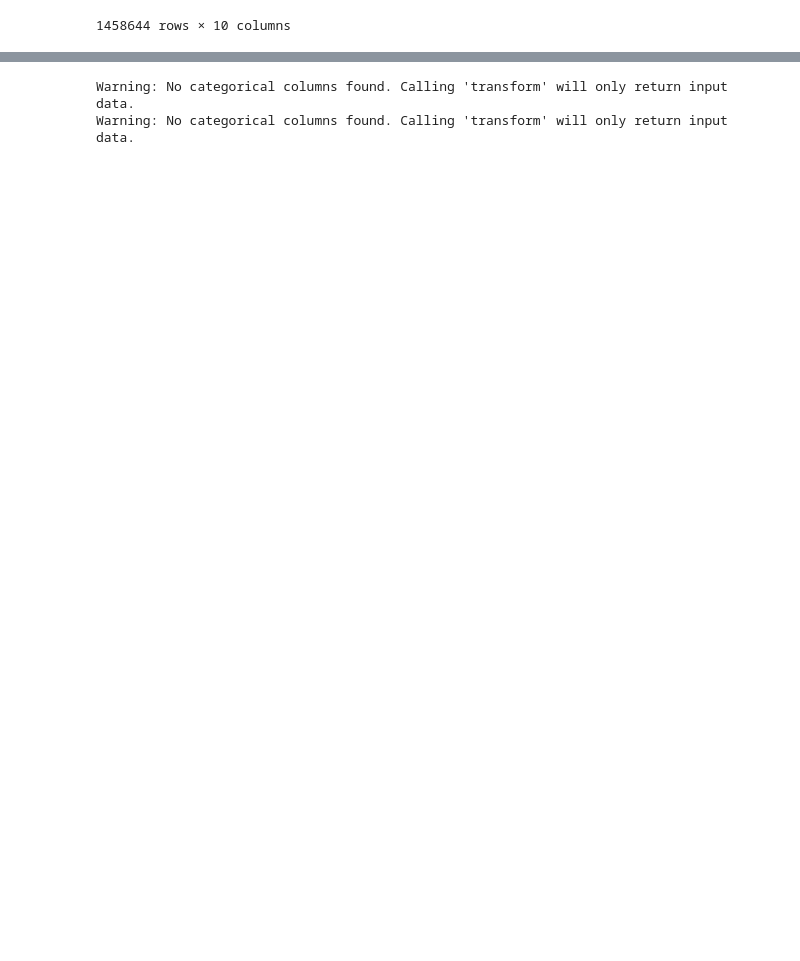
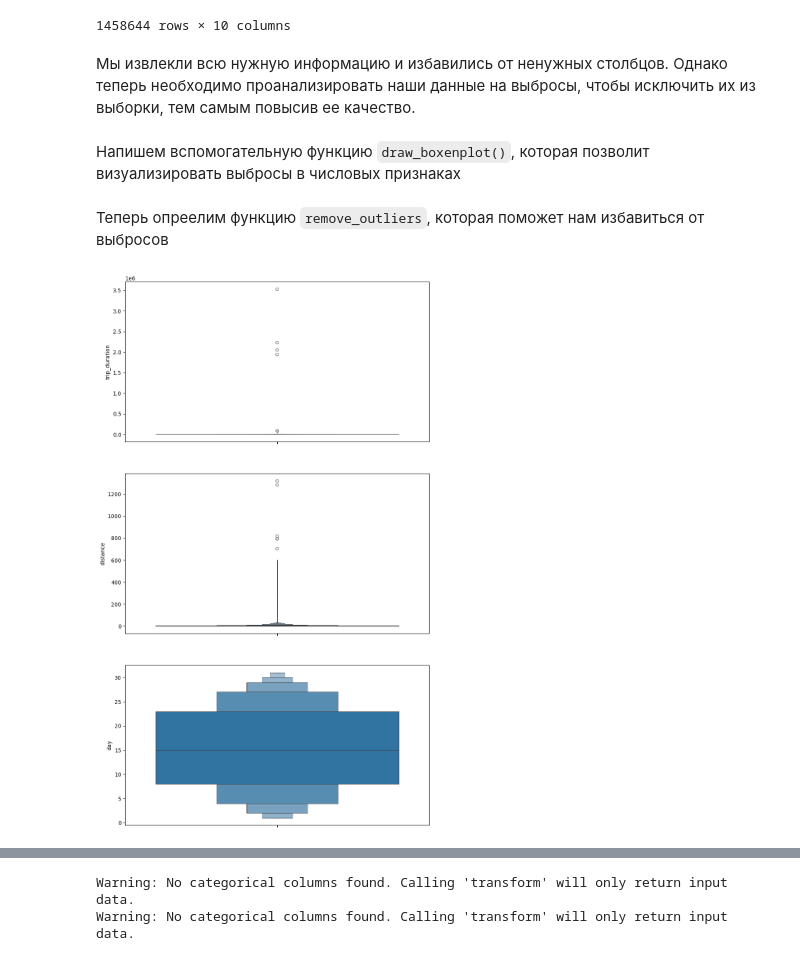
Before and after one commit to Demo13B/ML, a Jupyter notebook: LW2/Lab2.lean.ipynb, the cells around one changed output, grey strips where cells are left out. Cells and saved outputs as stored; diff of their text form; code cells hidden in the pictures; blank space fills up the shorter version.

````diff
--- a/LW2/Lab2.lean.ipynb
+++ b/LW2/Lab2.lean.ipynb
@@ -147,5 +38,0 @@ train_df2
-# %%
-_, ax = plt.subplots(figsize=(10, 6))
-
-sns.heatmap(train_df1.corr(), cmap='coolwarm', annot=True, ax=ax)
-plt.show()
@@ -225,3 +134,20 @@ train_df2
 | 1458642 | 1 | 1 | False | 373 | 5 | 1 | 1 | 15 | ... |
 | 1458643 | 1 | 1 | False | 198 | 5 | 4 | 1 | 14 | ... |
 1458644 rows × 10 columns
+# %% [markdown]
+Мы извлекли всю нужную информацию и избавились от ненужных столбцов. Однако теперь необходимо проанализировать наши данные на выбросы, чтобы исключить их из выборки, тем самым повысив ее качество.
+# %% [markdown]
+Напишем вспомогательную функцию ```draw_boxenplot()```, которая позволит визуализировать выбросы в числовых признаках
+# %%
+def draw_boxexplot(data: pd.DataFrame, columns: list[str]) -> None:
+    _, ax = plt.subplots(figsize=(10, 6 * len(columns)), nrows=len(columns))
+
+    if len(columns) == 1:
+        sns.boxenplot(data[columns[0]], ax=ax)
+    else:
+        for i in range(len(columns)):
+            sns.boxenplot(data[columns[i]], ax=ax[i])
+
+    plt.show()
+# %% [markdown]
+Теперь опреелим функцию ```remove_outliers```, которая поможет нам избавиться от выбросов
@@ -227,0 +165,4 @@ train_df2
+# %%
+draw_boxexplot(train_df1, ['trip_duration', 'distance', 'day'])
+# %% [output]
+[figure, added]
````
Also changed, not shown: parts of 24 cells of this notebook.
